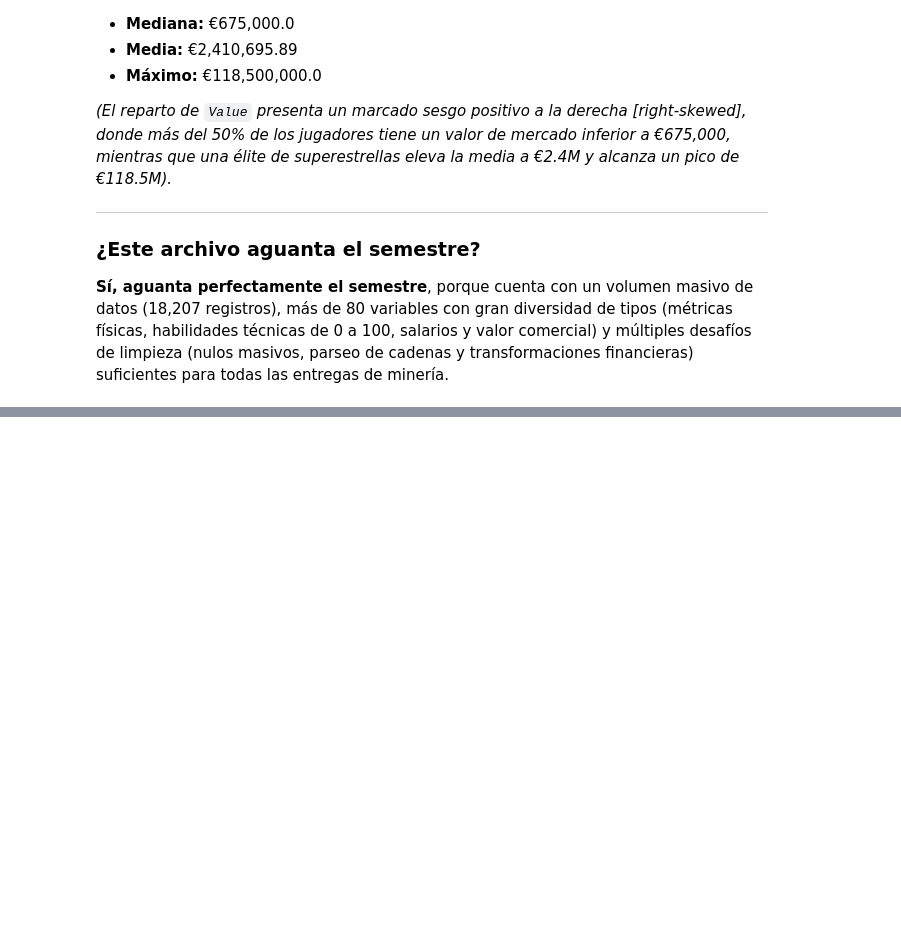
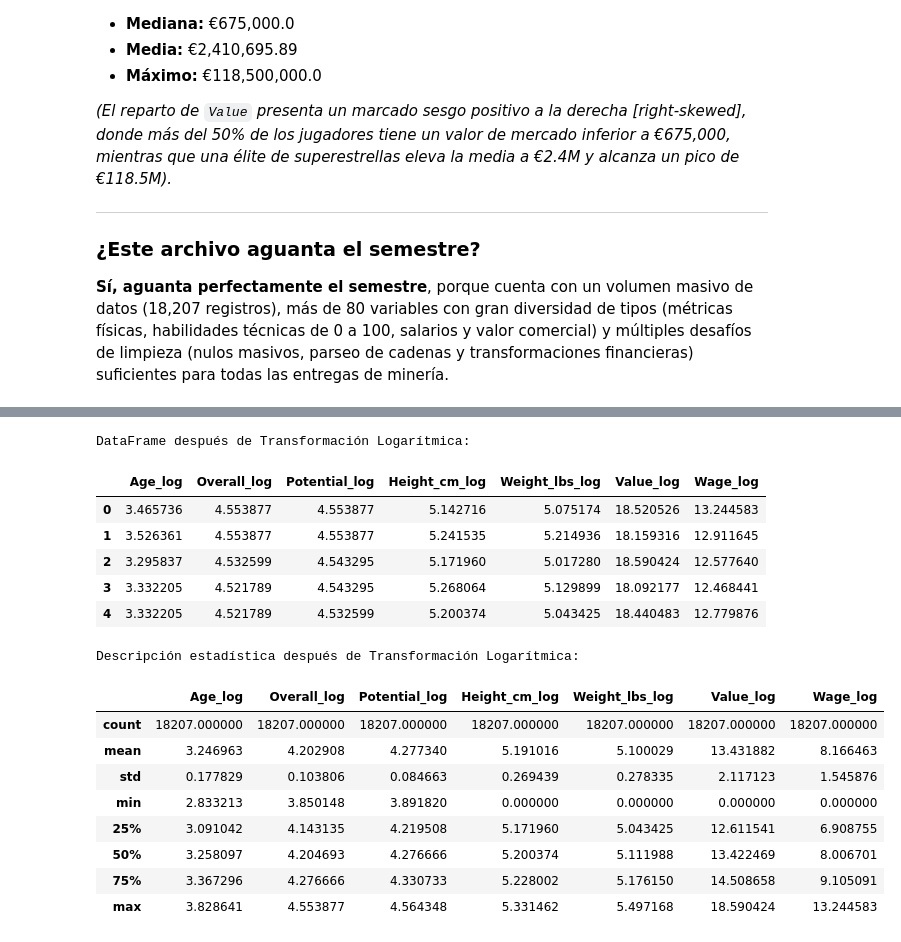
Before and after one commit to Racsok/mineria, a Jupyter notebook: analisis_datasets/Perfilado_de_datasetsMineria_fifa.ipynb, the cells around one changed output, grey strips where cells are left out. Drawn from its saved outputs; the diff is of its cells as text; code cells hidden in the pictures; blank space fills up the shorter version.

```diff
--- a/analisis_datasets/Perfilado_de_datasetsMineria_fifa.ipynb
+++ b/analisis_datasets/Perfilado_de_datasetsMineria_fifa.ipynb
@@ -856,0 +1043,42 @@ Al ser **`Value`** una variable continua económica (target de regresión), el m
+# %%
+import numpy as np
+
+# Seleccionar las columnas comunes para aplicar la transformación logarítmica (las mismas que Min-Max)
+common_numerical_cols = ['Age', 'Overall', 'Potential', 'Height_cm', 'Weight_lbs', 'Value', 'Wage']
+
+# Crear una copia del DataFrame para la transformación logarítmica
+df_log_transformed = df.copy()
+
+# Antes de aplicar la transformación logarítmica, se añade 1 para manejar valores de 0
+# y evitar logaritmos indefinidos (log(0)).
+# Aplicar np.log1p (log(1+x)) para manejar posibles ceros en los datos.
+for col in common_numerical_cols:
+    # Manejar NaN antes de log transform, por ejemplo, imputar con la media o 0 si es apropiado para la columna
+    # Aquí, para demostración, rellenaremos con 0 para que np.log1p(0) = 0, pero en un caso real se analizaría más
+    df_log_transformed[f'{col}_log'] = np.log1p(df_log_transformed[col].fillna(0))
+
+# Mostrar las primeras filas del DataFrame con las columnas transformadas
+print("DataFrame después de Transformación Logarítmica:")
+display(df_log_transformed[[col + '_log' for col in common_numerical_cols]].head())
+
+# Mostrar la descripción estadística de las columnas transformadas
+print("Descripción estadística después de Transformación Logarítmica:")
+display(df_log_transformed[[col + '_log' for col in common_numerical_cols]].describe())
+# %% [output]
+DataFrame después de Transformación Logarítmica:
+|  | Age_log | Overall_log | Potential_log | Height_cm_log | Weight_lbs_log | Value_log | Wage_log |
+| 0 | 3.465736 | 4.553877 | 4.553877 | 5.142716 | 5.075174 | 18.520526 | 13.244583 |
+| 1 | 3.526361 | 4.553877 | 4.553877 | 5.241535 | 5.214936 | 18.159316 | 12.911645 |
+| 2 | 3.295837 | 4.532599 | 4.543295 | 5.171960 | 5.017280 | 18.590424 | 12.577640 |
+| 3 | 3.332205 | 4.521789 | 4.543295 | 5.268064 | 5.129899 | 18.092177 | 12.468441 |
+| 4 | 3.332205 | 4.521789 | 4.532599 | 5.200374 | 5.043425 | 18.440483 | 12.779876 |
+Descripción estadística después de Transformación Logarítmica:
+|  | Age_log | Overall_log | Potential_log | Height_cm_log | Weight_lbs_log | Value_log | Wage_log |
+| count | 18207.000000 | 18207.000000 | 18207.000000 | 18207.000000 | 18207.000000 | 18207.000000 | 18207.000000 |
+| mean | 3.246963 | 4.202908 | 4.277340 | 5.191016 | 5.100029 | 13.431882 | 8.166463 |
+| std | 0.177829 | 0.103806 | 0.084663 | 0.269439 | 0.278335 | 2.117123 | 1.545876 |
+| min | 2.833213 | 3.850148 | 3.891820 | 0.000000 | 0.000000 | 0.000000 | 0.000000 |
+| 25% | 3.091042 | 4.143135 | 4.219508 | 5.171960 | 5.043425 | 12.611541 | 6.908755 |
+| 50% | 3.258097 | 4.204693 | 4.276666 | 5.200374 | 5.111988 | 13.422469 | 8.006701 |
+| 75% | 3.367296 | 4.276666 | 4.330733 | 5.228002 | 5.176150 | 14.508658 | 9.105091 |
+| max | 3.828641 | 4.553877 | 4.564348 | 5.331462 | 5.497168 | 18.590424 | 13.244583 |
```
Also changed, not shown: parts of 15 cells of this notebook.
